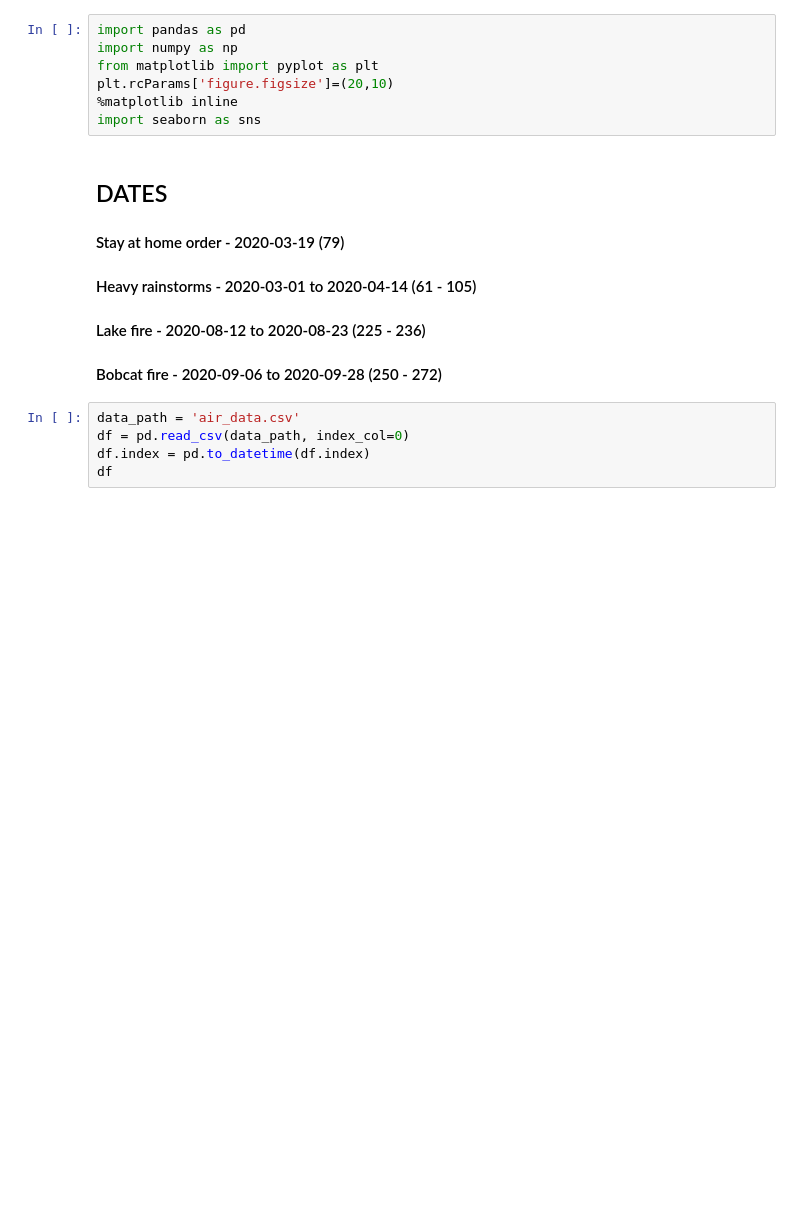
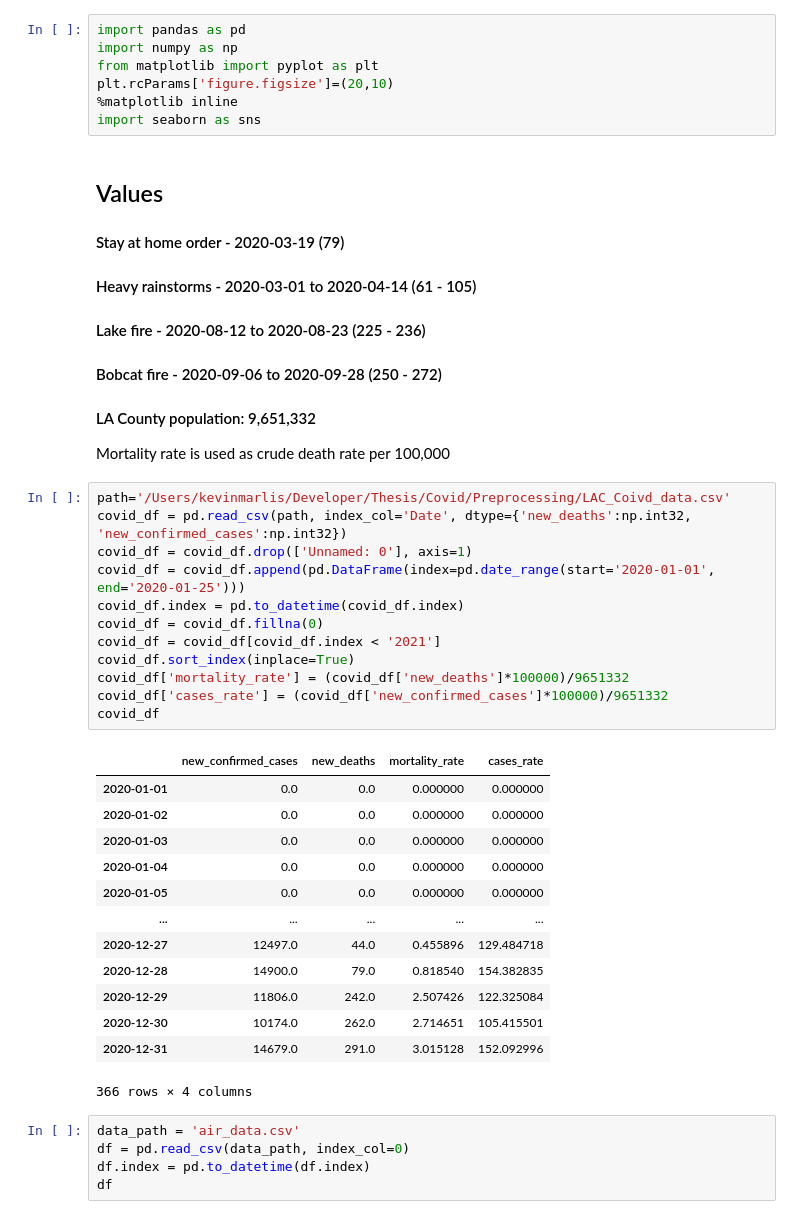
Before and after one commit to kevinmarlis/air-pollution-and-health, a Jupyter notebook: Covid/Covid Impacts on Air/Plots.ipynb, the cells around one changed output. Cells and saved outputs as stored; diff of their text form; blank space fills up the shorter version.

```diff
--- a/Covid/Covid Impacts on Air/Plots.ipynb
+++ b/Covid/Covid Impacts on Air/Plots.ipynb
@@ -6,11 +6,40 @@ plt.rcParams['figure.figsize']=(20,10)
 %matplotlib inline
 import seaborn as sns
 # %% [markdown]
-## DATES
+## Values
 #### Stay at home order - 2020-03-19 (79)
 #### Heavy rainstorms - 2020-03-01 to 2020-04-14 (61 - 105)
 #### Lake fire - 2020-08-12 to 2020-08-23 (225 - 236)
 #### Bobcat fire - 2020-09-06 to 2020-09-28 (250 - 272)
+
+#### LA County population: 9,651,332
+Mortality rate is used as crude death rate per 100,000
+# %%
+path='/Users/kevinmarlis/Developer/Thesis/Covid/Preprocessing/LAC_Coivd_data.csv'
+covid_df = pd.read_csv(path, index_col='Date', dtype={'new_deaths':np.int32, 'new_confirmed_cases':np.int32})
+covid_df = covid_df.drop(['Unnamed: 0'], axis=1)
+covid_df = covid_df.append(pd.DataFrame(index=pd.date_range(start='2020-01-01', end='2020-01-25')))
+covid_df.index = pd.to_datetime(covid_df.index)
+covid_df = covid_df.fillna(0)
+covid_df = covid_df[covid_df.index < '2021']
+covid_df.sort_index(inplace=True)
+covid_df['mortality_rate'] = (covid_df['new_deaths']*100000)/9651332
+covid_df['cases_rate'] = (covid_df['new_confirmed_cases']*100000)/9651332
+covid_df
+# %% [output]
+|  | new_confirmed_cases | new_deaths | mortality_rate | cases_rate |
+| 2020-01-01 | 0.0 | 0.0 | 0.000000 | 0.000000 |
+| 2020-01-02 | 0.0 | 0.0 | 0.000000 | 0.000000 |
+| 2020-01-03 | 0.0 | 0.0 | 0.000000 | 0.000000 |
+| 2020-01-04 | 0.0 | 0.0 | 0.000000 | 0.000000 |
+| 2020-01-05 | 0.0 | 0.0 | 0.000000 | 0.000000 |
+| ... | ... | ... | ... | ... |
+| 2020-12-27 | 12497.0 | 44.0 | 0.455896 | 129.484718 |
+| 2020-12-28 | 14900.0 | 79.0 | 0.818540 | 154.382835 |
+| 2020-12-29 | 11806.0 | 242.0 | 2.507426 | 122.325084 |
+| 2020-12-30 | 10174.0 | 262.0 | 2.714651 | 105.415501 |
+| 2020-12-31 | 14679.0 | 291.0 | 3.015128 | 152.092996 |
+366 rows × 4 columns
 # %%
 data_path = 'air_data.csv'
 df = pd.read_csv(data_path, index_col=0)
```
Also changed, not shown: parts of 6 cells of this notebook, 2 other files.
